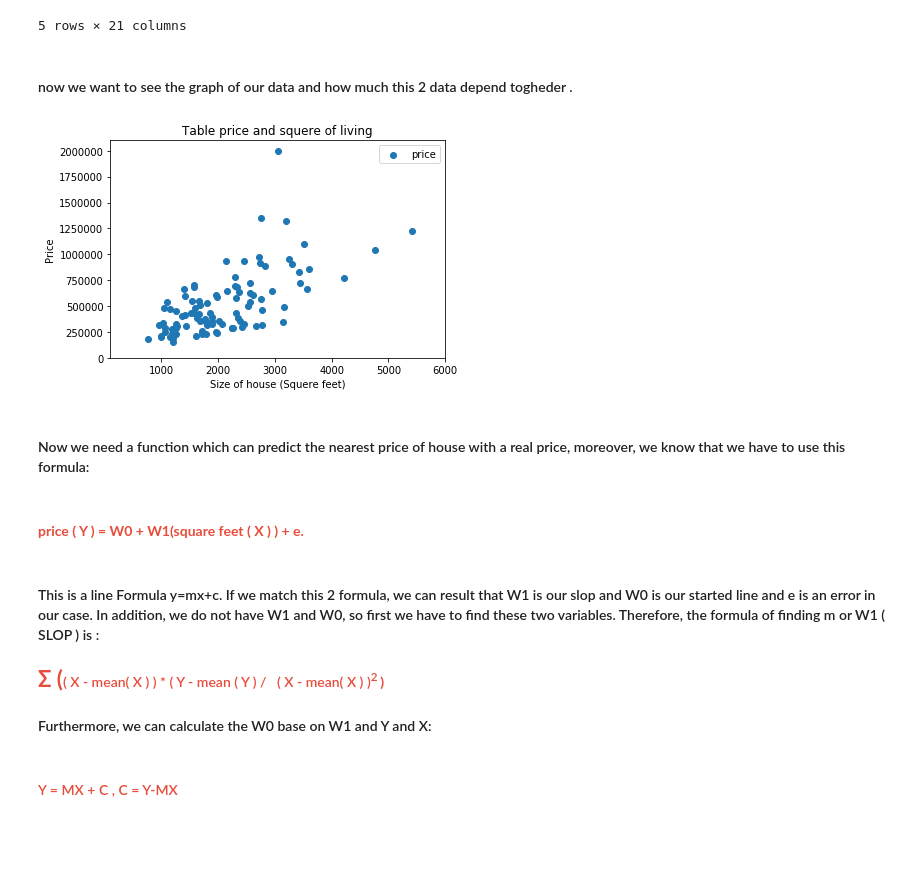
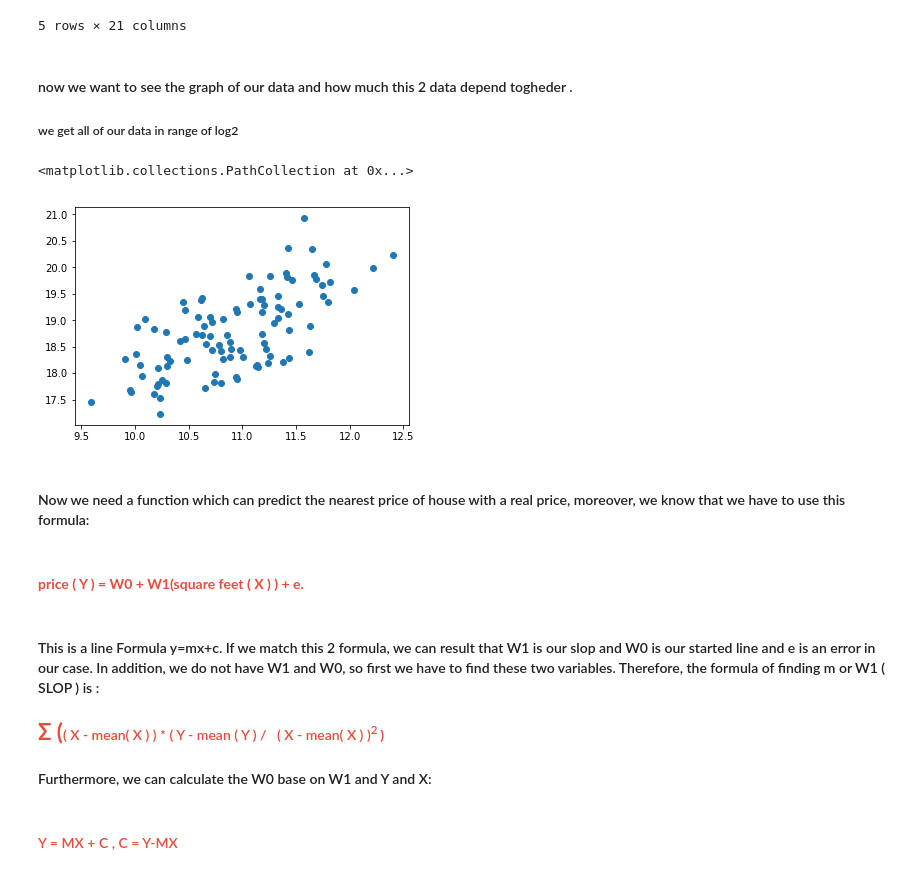
Before and after one commit to Masoud-mk/linear_regression, a Jupyter notebook: House.ipynb, the cells around one changed output. Saved outputs shown, nothing was run; the diff lists cells and outputs as text; code cells hidden in the pictures; blank space fills up the shorter version.

```diff
--- a/House.ipynb
+++ b/House.ipynb
@@ -27,15 +27,4 @@ data.head()
 5 rows × 21 columns
 # %% [markdown]
 #### now we want to see the graph of our data and how much this 2 data depend togheder .
+##### we get all of our data in range of log2
-# %%
-X = data['sqft_living'].head(100)
-Y = data['price'].head(100)
-plt.scatter(X,Y)
-plt.ylabel('Price')
-plt.xlabel('Size of house (Squere feet)')
-plt.title('Table price and squere of living')
-plt.axis([100,6000,1000,2100000])
-plt.legend()
-plt.show()
-# %% [output]
-[figure, removed]
@@ -42,3 +37,8 @@ plt.show()
+# %%
+plt.scatter(sqft_living,price)
+# %% [output]
+<matplotlib.collections.PathCollection at 0x...>
+[figure, added]
 # %% [markdown]
 <h4>Now we need a function which can predict the nearest price of house with a real price, moreover, we know that we have to use this formula:</h4>
 
```
Also changed, not shown: parts of 13 cells of this notebook.
